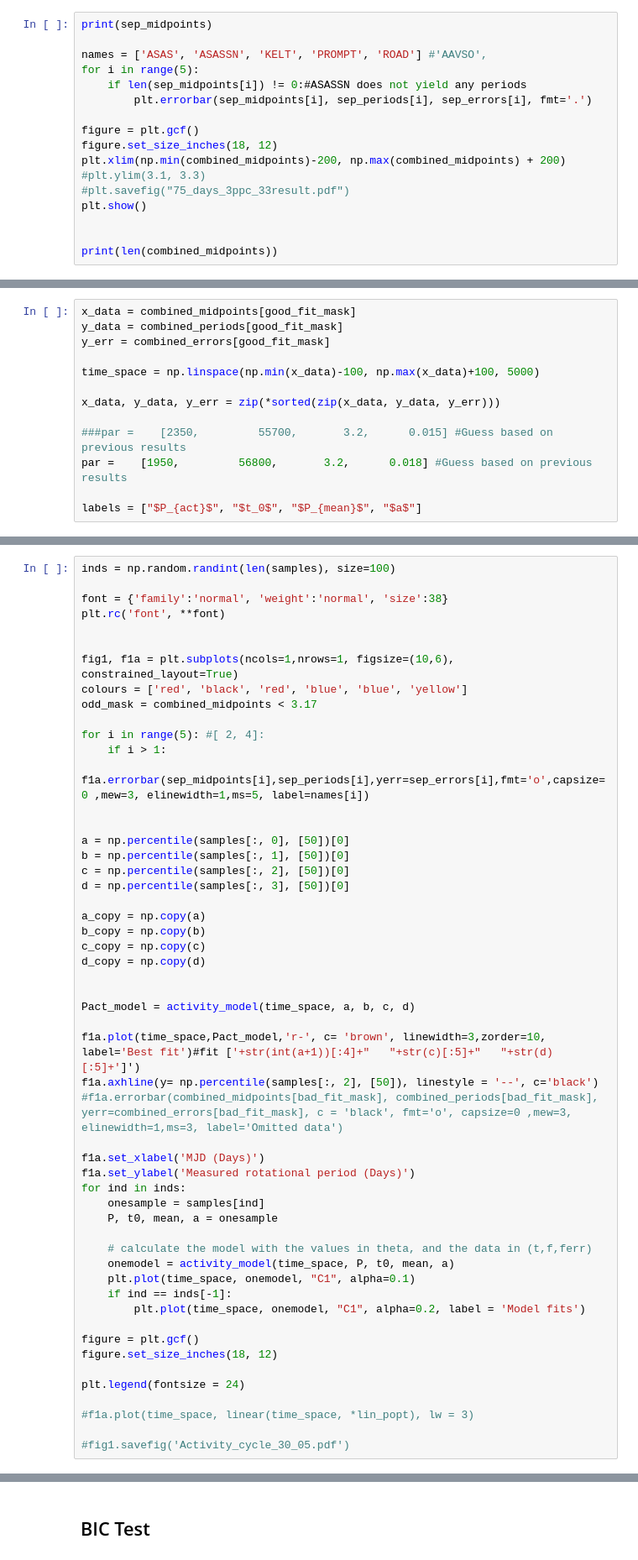
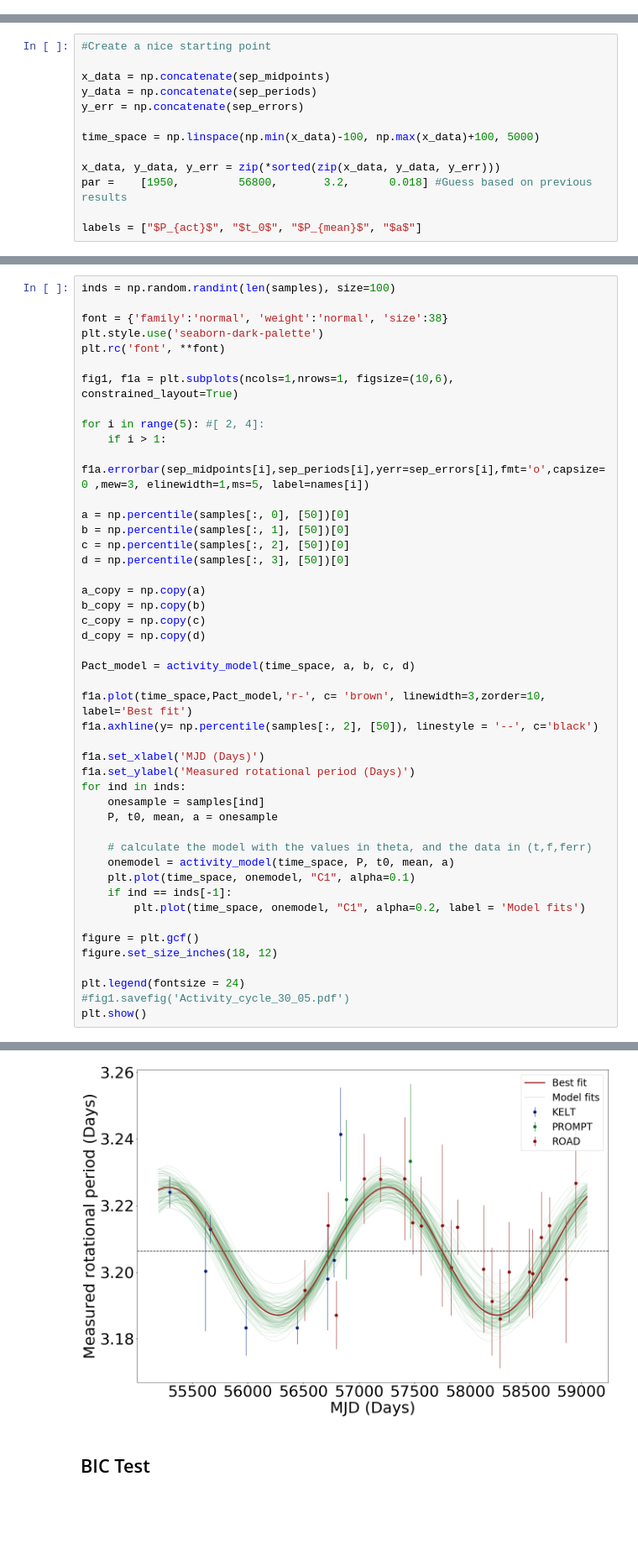
Before and after one commit to StanBarmentloo/A-search-for-transiting-companions-in-the-J1407-system, a Jupyter notebook: Figure_6/Figure_6.ipynb, the cells around one changed output, grey strips where cells are left out. Shown at 84% size. Saved outputs shown, nothing was run; the diff lists cells and outputs as text; blank space fills up the shorter version.

```diff
--- a/Figure_6/Figure_6.ipynb
+++ b/Figure_6/Figure_6.ipynb
@@ -260,17 +127,0 @@ combined_midpoints = np.concatenate(sep_midpoints)
-# %%
-print(sep_midpoints)
-
-names = ['ASAS', 'ASASSN', 'KELT', 'PROMPT', 'ROAD'] #'AAVSO',
-for i in range(5):
-    if len(sep_midpoints[i]) != 0:#ASASSN does not yield any periods
-        plt.errorbar(sep_midpoints[i], sep_periods[i], sep_errors[i], fmt='.')
-
-figure = plt.gcf()
-figure.set_size_inches(18, 12)
-plt.xlim(np.min(combined_midpoints)-200, np.max(combined_midpoints) + 200)
-#plt.ylim(3.1, 3.3)
-#plt.savefig("75_days_3ppc_33result.pdf")
-plt.show()
-
-
-print(len(combined_midpoints))
@@ -342,13 +128,13 @@ plt.show()
 # %%
-x_data = combined_midpoints[good_fit_mask]
-y_data = combined_periods[good_fit_mask]
-y_err = combined_errors[good_fit_mask]
+#Create a nice starting point
+
+x_data = np.concatenate(sep_midpoints)
+y_data = np.concatenate(sep_periods)
+y_err = np.concatenate(sep_errors)
 
 time_space = np.linspace(np.min(x_data)-100, np.max(x_data)+100, 5000)
 
 x_data, y_data, y_err = zip(*sorted(zip(x_data, y_data, y_err)))
-
-###par =    [2350,         55700,       3.2,      0.015] #Guess based on previous results
 par =    [1950,         56800,       3.2,      0.018] #Guess based on previous results
 
 labels = ["$P_{act}$", "$t_0$", "$P_{mean}$", "$a$"]
@@ -427,17 +211,14 @@ for i in range(ndim):
 inds = np.random.randint(len(samples), size=100)
 
 font = {'family':'normal', 'weight':'normal', 'size':38}
+plt.style.use('seaborn-dark-palette')
 plt.rc('font', **font)
 
-
 fig1, f1a = plt.subplots(ncols=1,nrows=1, figsize=(10,6), constrained_layout=True)
-colours = ['red', 'black', 'red', 'blue', 'blue', 'yellow']
-odd_mask = combined_midpoints < 3.17
 
 for i in range(5): #[ 2, 4]:
     if i > 1:
         f1a.errorbar(sep_midpoints[i],sep_periods[i],yerr=sep_errors[i],fmt='o',capsize=0 ,mew=3, elinewidth=1,ms=5, label=names[i])
-
 
 a = np.percentile(samples[:, 0], [50])[0]
 b = np.percentile(samples[:, 1], [50])[0]
@@ -449,12 +230,10 @@ b_copy = np.copy(b)
 c_copy = np.copy(c)
 d_copy = np.copy(d)
 
-
 Pact_model = activity_model(time_space, a, b, c, d)
 
-f1a.plot(time_space,Pact_model,'r-', c= 'brown', linewidth=3,zorder=10, label='Best fit')#fit ['+str(int(a+1))[:4]+"   "+str(c)[:5]+"   "+str(d)[:5]+']')
+f1a.plot(time_space,Pact_model,'r-', c= 'brown', linewidth=3,zorder=10, label='Best fit')
 f1a.axhline(y= np.percentile(samples[:, 2], [50]), linestyle = '--', c='black')
-#f1a.errorbar(combined_midpoints[bad_fit_mask], combined_periods[bad_fit_mask], yerr=combined_errors[bad_fit_mask], c = 'black', fmt='o', capsize=0 ,mew=3, elinewidth=1,ms=3, label='Omitted data')
 
 f1a.set_xlabel('MJD (Days)')
 f1a.set_ylabel('Measured rotational period (Days)')
@@ -472,7 +251,6 @@ figure = plt.gcf()
 figure.set_size_inches(18, 12)
 
 plt.legend(fontsize = 24)
-
-#f1a.plot(time_space, linear(time_space, *lin_popt), lw = 3)
-
 #fig1.savefig('Activity_cycle_30_05.pdf')
+plt.show()
+# %% [output]
@@ -479,3 +259,4 @@ plt.legend(fontsize = 24)
+[figure, added]
 # %% [markdown]
 ## BIC Test
 # %%
```
Also changed, not shown: parts of 29 cells of this notebook, 3 other files.
